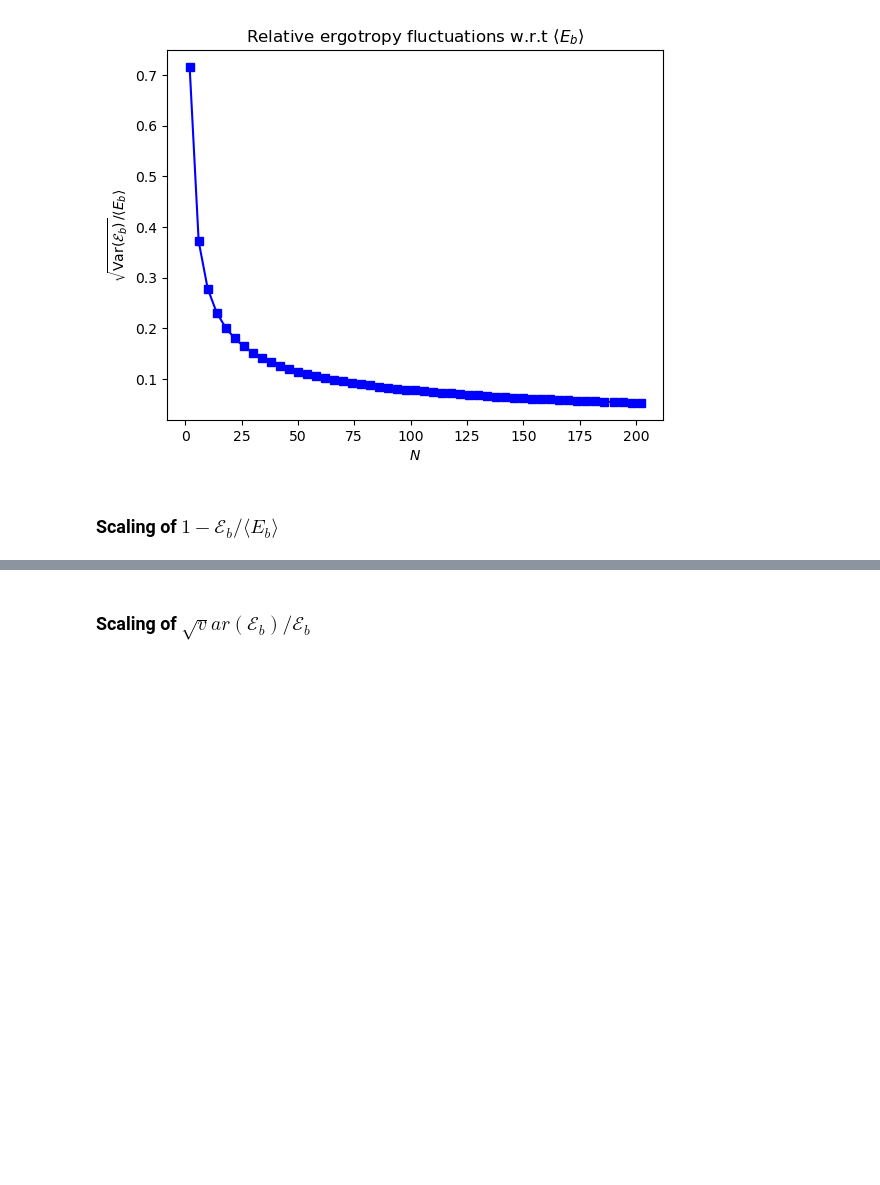
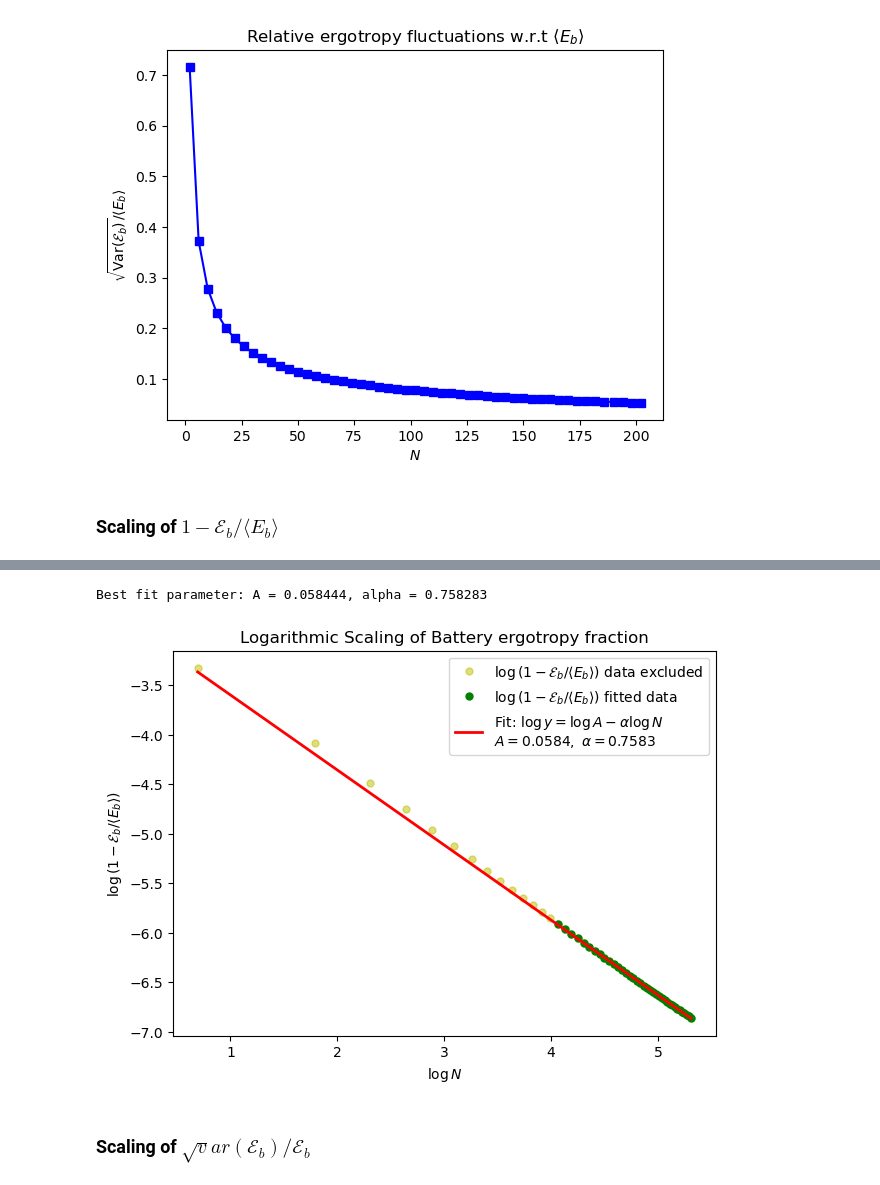
Before and after one commit to gbhanja/ERGO_FLUC_parallel_codes, a Jupyter notebook: Plot_WS.ipynb, the cells around one changed output, grey strips where cells are left out. Drawn from its saved outputs; the diff is of its cells as text; code cells hidden in the pictures; blank space fills up the shorter version.

```diff
--- a/Plot_WS.ipynb
+++ b/Plot_WS.ipynb
@@ -260,2 +139,67 @@ plt.show()
+# %%
+###################################
+# Scaling using a logarithmic plot
+###################################
+
+import numpy as np
+import matplotlib.pyplot as plt
+from scipy.optimize import curve_fit
+
+# Fitting function in log-space
+def log_fit1(log_N, logA, alpha1):
+    return logA - alpha1 *log_N
+
+y_full = 1 - np.array(E_ratio)
+
+# Restrict fitting data
+N_data1 = N_arr[14:51]
+y_data1 = y_full[14:51]
+
+# Keep only positive values for the logarithm
+mask = (N_data1 > 0) & (y_data1 > 0)
+
+N_fit1 = N_data1[mask]
+y_fit_data1 = y_data1[mask]
+
+# Logarithmic variables
+log_N = np.log(N_fit1)
+log_y = np.log(y_fit_data1)
+
+# Fit in log-space
+popt, pcov = curve_fit(log_fit1, log_N, log_y)
+
+logA_opt, alpha_opt = popt
+
+A_opt = np.exp(logA_opt)
+
+print(f"Best fit parameter: A = {A_opt:.6f}, alpha = {alpha_opt:.6f}")
+
+# Smooth curve over FULL N range
+N_smooth = np.linspace(min(N_arr), max(N_arr), 300)
+
+y_smooth = A_opt / (N_smooth**alpha_opt)
+
+plt.figure(figsize=(7, 5))
+
+# Plot FULL dataset with faded colours
+plt.plot(np.log(N_arr[y_full > 0]), np.log(y_full[y_full > 0]), 'o', color='y', markersize=5, alpha=0.5,label=r"$\log\left(1 - \mathcal{E}_b / \langle E_b \rangle\right)$ data excluded")
+
+# Plot restricted fitted data
+plt.plot(log_N, log_y, 'o', color='g', markersize=5, label=r"$\log\left(1 - \mathcal{E}_b / \langle E_b \rangle\right)$ fitted data")
+
+# Plot fitted line over FULL range
+plt.plot(np.log(N_smooth), np.log(y_smooth), '-', color='r', linewidth=2, label=(
+        rf'Fit: $\log y = \log A - \alpha \log N$'
+        '\n'
+        rf'$A={A_opt:.4f},\ \alpha={alpha_opt:.4f}$'))
+
+plt.xlabel(r"$\log N$")
+plt.ylabel(r"$\log\left(1 - \mathcal{E}_b / \langle E_b \rangle\right)$")
+plt.title("Logarithmic Scaling of Battery ergotropy fraction")
+plt.legend()
+plt.show()
+# %% [output]
+Best fit parameter: A = 0.058444, alpha = 0.758283
+[figure, added]
 # %% [markdown]
 ### Scaling of $\sqrt var(\mathcal{E}_b) / \mathcal{E}_b$
```
Also changed, not shown: parts of 11 cells of this notebook.
